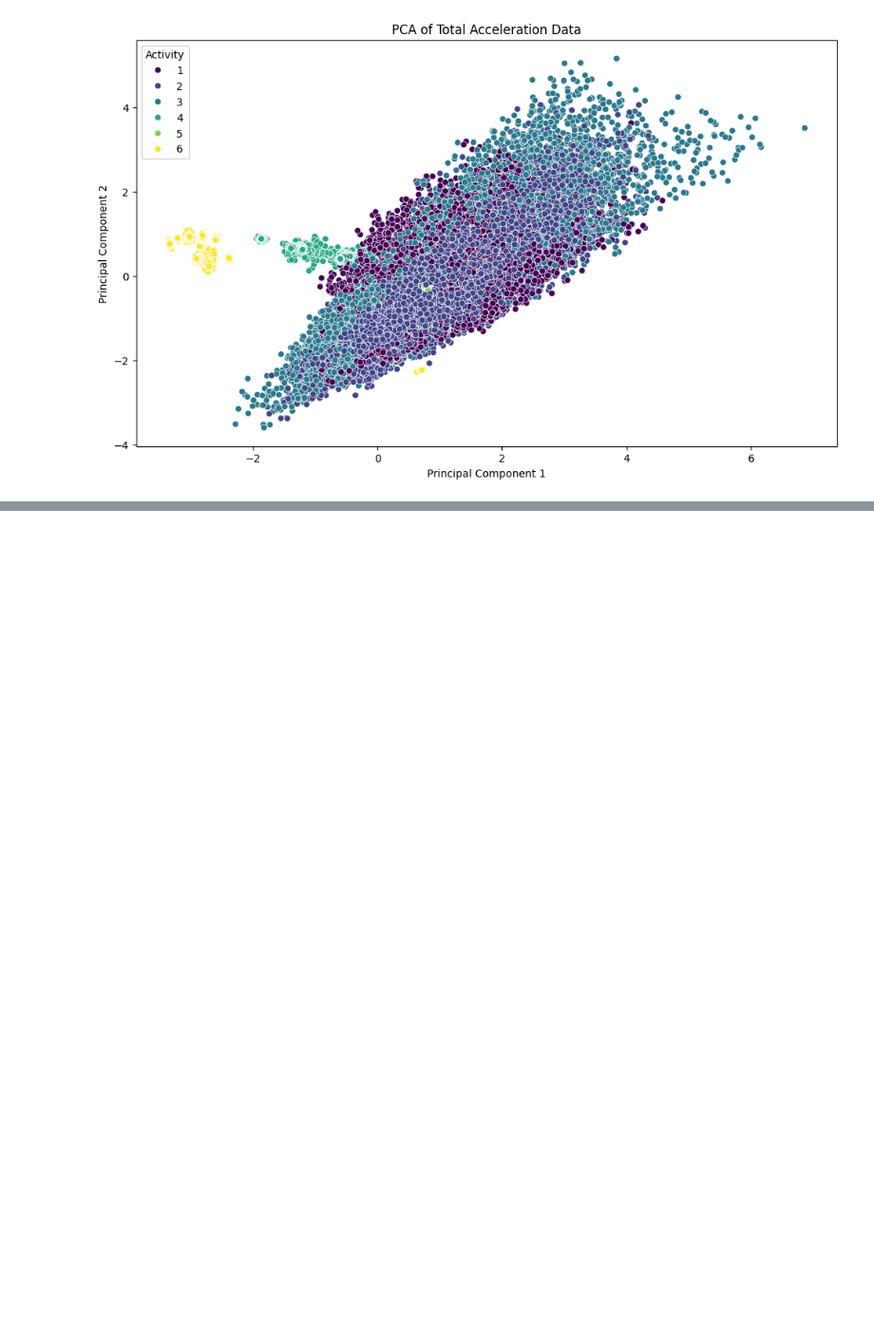
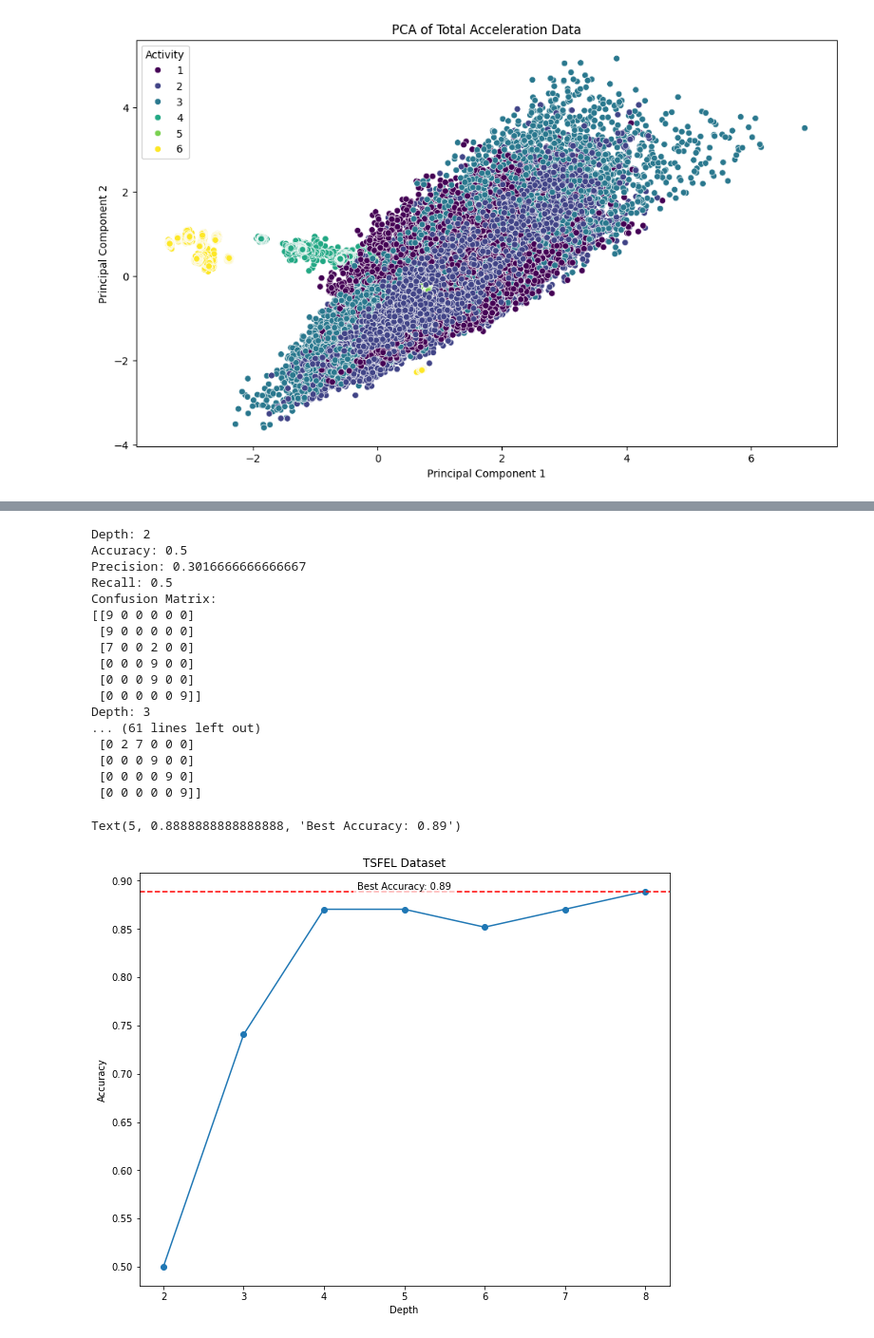
Before and after one commit to rishabh-mondal/es335-24-fall-assignment-1, a Jupyter notebook: final.ipynb, the cells around one changed output, grey strips where cells are left out. Shown at 95% size. Drawn from its saved outputs; the diff is of its cells as text; code cells hidden in the pictures; blank space fills up the shorter version.

```diff
--- a/final.ipynb
+++ b/final.ipynb
@@ -75,18 +75,12 @@ y_test = np.array(y_test)
 X = np.concatenate((X_train,X_test))
 y = np.concatenate((y_train,y_test))
 
-# split the data into training,testing, and validation sets
-X_train,X_test,y_train,y_test = train_test_split(X,y,test_size=0.4,random_state=4,stratify=y)
-X_test,X_val,y_test,y_val = train_test_split(X_test,y_test,test_size=0.5,random_state=4,stratify=y_test)
+# split the data into training and testing sets. Change the seed value to obtain different random splits.
+seed = 4
+X_train,X_test,y_train,y_test = train_test_split(X,y,test_size=0.3,random_state=seed,stratify=y)
 
 print("Training data shape: ",X_train.shape)
 print("Testing data shape: ",X_test.shape)
-print("Validation data shape: ",X_val.shape)
-
-
-
-
-
 
 #=-=-=-=-=-=-=-=-=-=-=-=-=-=-=-=-=-=-=-==-=-=-=-=-=-=-=-=-=-=-=-=-=-=-=-=-=-=-=-=-=-=-=-=-=-=-=-=-=-=-=-=-=-=-=-=-=-=
 # %% [output]
@@ -322,0 +392,3 @@ Progress: 100% Complete
+# %%
+train_features = extract_features(X_train, y_train)
+test_features = extract_features(X_test, y_test)
@@ -322,0 +420,30 @@ Progress: 100% Complete
+# %%
+accuracy = trees(depths, train_features, test_features)
+fig = plt.figure(figsize=(10,8))
+plt.title("TSFEL Dataset")
+plt.xlabel('Depth')
+plt.ylabel('Accuracy')
+plt.plot(depths, accuracy, marker='o')
+max_acc = max(accuracy)
+plt.axhline(y=max_acc, color='r', linestyle='--', label=f'Max ({max_acc:.2f})')
+plt.text(5, max_acc, f'Best Accuracy: {max_acc:.2f}', ha='center', va='bottom', bbox=dict(facecolor='white', edgecolor='none', alpha=0.7))
+# %% [output]
+Depth: 2
+Accuracy: 0.5
+Precision: 0.3016666666666667
+Recall: 0.5
+Confusion Matrix:
+[[9 0 0 0 0 0]
+ [9 0 0 0 0 0]
+ [7 0 0 2 0 0]
+ [0 0 0 9 0 0]
+ [0 0 0 9 0 0]
+ [0 0 0 0 0 9]]
+Depth: 3
+... (61 lines left out)
+ [0 2 7 0 0 0]
+ [0 0 0 9 0 0]
+ [0 0 0 0 9 0]
+ [0 0 0 0 0 9]]
+Text(5, 0.8888888888888888, 'Best Accuracy: 0.89')
+[figure, added]
```
Also changed, not shown: parts of 26 cells of this notebook.
